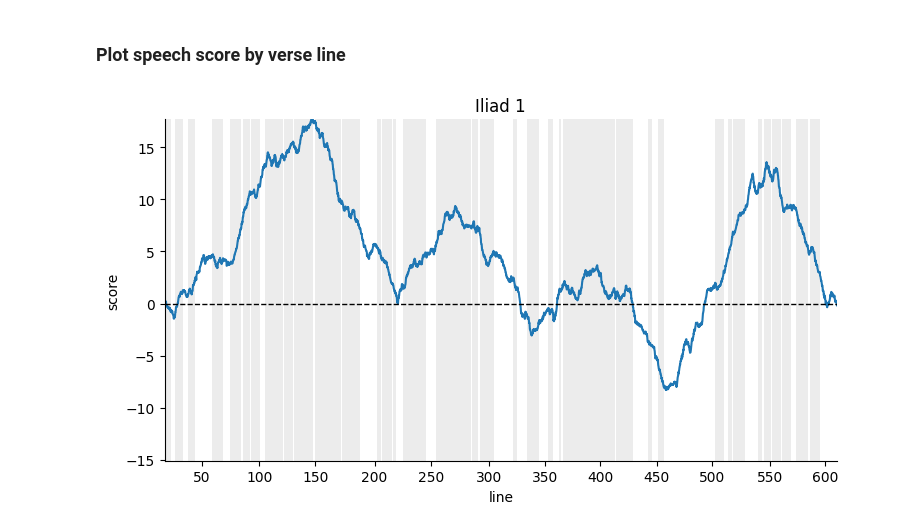
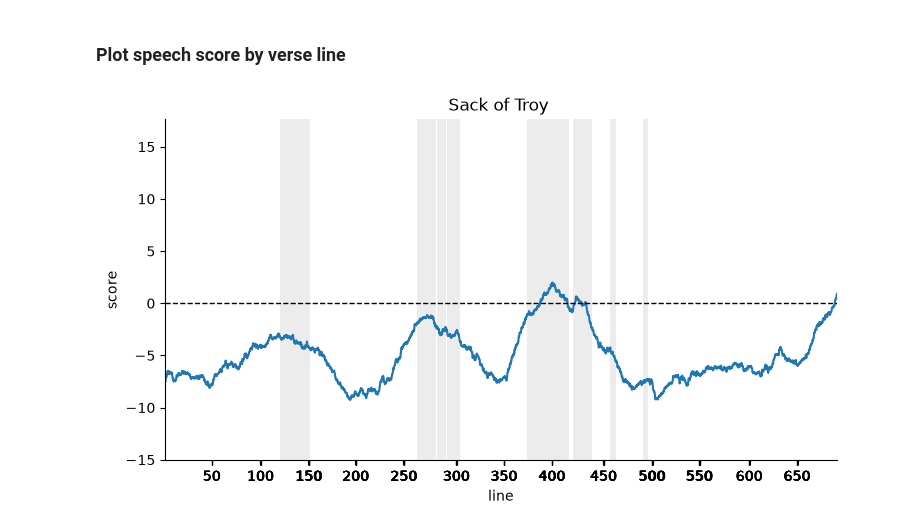
Before and after one commit to cwf2/ccc2026, a Jupyter notebook: 2 - Rolling window.ipynb, the cells around one changed output. Drawn from its saved outputs; the diff is of its cells as text; code cells hidden in the pictures.

```diff
--- a/2 - Rolling window.ipynb
+++ b/2 - Rolling window.ipynb
@@ -17,13 +23,26 @@ from ccc2026 import config
 
 See `src/ccc2026/config.py`
 # %%
-data_dir = config.DATA_DIR
-plot_dir = config.PLOT_DIR
+# local directory structure
+tokens_dir = os.path.join(ccc2026.CONFIG["data_dir"], "tokens")
+plot_dir = ccc2026.CONFIG["plot_dir"]
+
+# token files to process
+token_files = [filename for _, filename in ccc2026.CONFIG["texts"]]
+
+# Notebook-wide random number seed
+SEED = 1
 # %% [markdown]
 ### Load tokens
 # %%
-token_file = os.path.join(data_dir, "tokens.tsv")
-tokens = pd.read_csv(token_file, delimiter="\t", dtype=str)
+# concatenate all per-text token tables into one corpus-wide frame
+tokens = pd.concat(
+    [pd.read_csv(os.path.join(tokens_dir, filename), dtype=str) for filename in token_files],
+    ignore_index=True,
+)
+
+# break line_id into prefix (book) and line number
+tokens[["pref", "line"]] = pd.DataFrame(tokens["line_id"].str.split("_").tolist(), index=tokens.index)
 # %% [markdown]
 #### Select most frequent lemmas
 # %%
@@ -402,7 +421,7 @@ def plot_rolling(data, work, pref, filename=None):
 
     # give the graph a title
     g.set(
-        title = work + " " + pref,
+        title = work + " " + pref.lstrip("0"),
         xlabel = "line",
     )
 
@@ -420,9 +439,10 @@ def plot_rolling(data, work, pref, filename=None):
     for idx in data["speech_score"][mask].index:
         ln = data["speech_score"].loc[idx, "line"]
         if int(ln) % 50 == 0:
-            if ln not in x_tick_labels:
+            label = ln.lstrip("0")
+            if label not in x_tick_labels:
                 x_ticks.append(idx)
-                x_tick_labels.append(ln)
+                x_tick_labels.append(label)
     g.ax.plot([xmin,xmax], [0,0], "k--", lw=1)
     g.set(
         xticks = x_ticks,
@@ -437,15 +457,11 @@ def plot_rolling(data, work, pref, filename=None):
         g.ax.axvspan(group.index.min(), group.index.max(), alpha=0.15, color="gray", linewidth=0)
 
     # export figure
-    if filename is None:
-        if pref != " ":
-            filename = f"{work}_{pref}.png"
-        else:
-            filename = f"{work}.png"
+    filename = f"{work}_{pref}.png"
     g.savefig(os.path.join(plot_dir, filename))
 
     plt.show()
 # %%
-plot_rolling(data=test, work="Iliad", pref="1")
+plot_rolling(data=test, work="Sack of Troy", pref="00")
 # %% [output]
-[figure, old version]
+[figure, new version]
```
Also changed, not shown: parts of 4 cells of this notebook.
